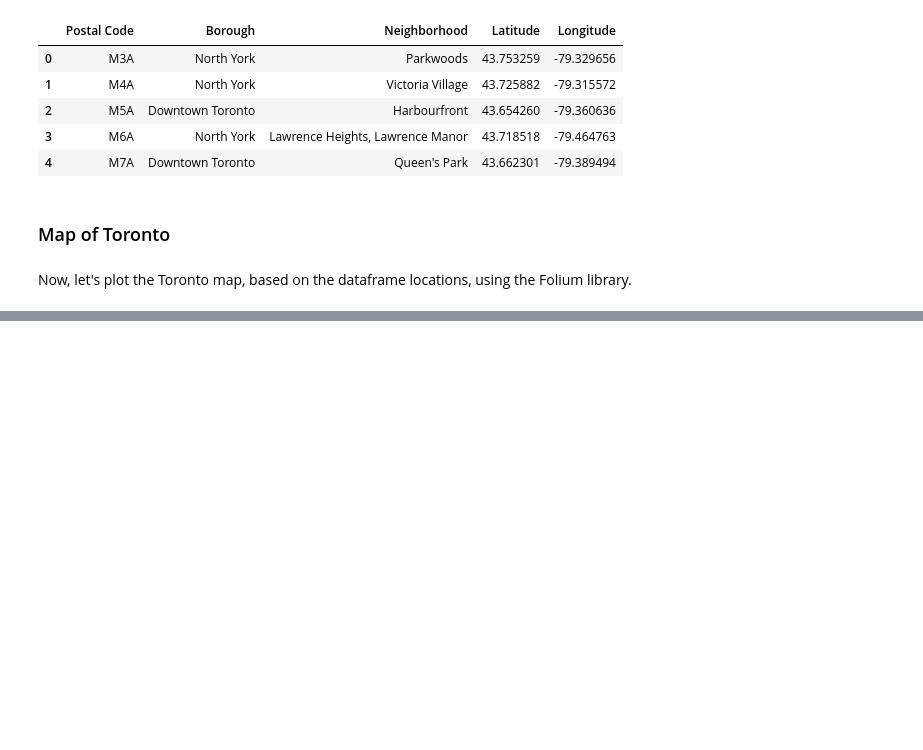
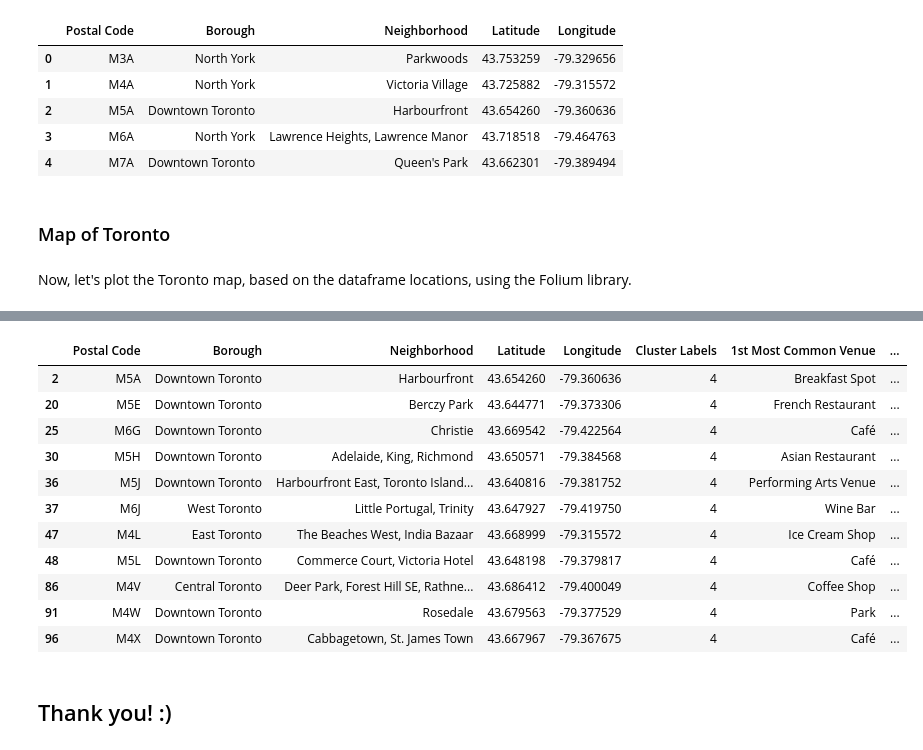
Before and after one commit to thiagobodruk/Coursera_Capstone, a Jupyter notebook: clustering_segmenting.ipynb, the cells around one changed output, grey strips where cells are left out. Drawn from its saved outputs; the diff is of its cells as text; code cells hidden in the pictures; blank space fills up the shorter version.

```diff
--- a/clustering_segmenting.ipynb
+++ b/clustering_segmenting.ipynb
@@ -167,0 +473,17 @@ NameError: name 'venues' is not defined
+# %%
+clusters[(clusters['Cluster Labels'] == 4)]
+# %% [output]
+|  | Postal Code | Borough | Neighborhood | Latitude | Longitude | Cluster Labels | 1st Most Common Venue | ... |
+| 2 | M5A | Downtown Toronto | Harbourfront | 43.654260 | -79.360636 | 4 | Breakfast Spot | ... |
+| 20 | M5E | Downtown Toronto | Berczy Park | 43.644771 | -79.373306 | 4 | French Restaurant | ... |
+| 25 | M6G | Downtown Toronto | Christie | 43.669542 | -79.422564 | 4 | Café | ... |
+| 30 | M5H | Downtown Toronto | Adelaide, King, Richmond | 43.650571 | -79.384568 | 4 | Asian Restaurant | ... |
+| 36 | M5J | Downtown Toronto | Harbourfront East, Toronto Island... | 43.640816 | -79.381752 | 4 | Performing Arts Venue | ... |
+| 37 | M6J | West Toronto | Little Portugal, Trinity | 43.647927 | -79.419750 | 4 | Wine Bar | ... |
+| 47 | M4L | East Toronto | The Beaches West, India Bazaar | 43.668999 | -79.315572 | 4 | Ice Cream Shop | ... |
+| 48 | M5L | Downtown Toronto | Commerce Court, Victoria Hotel | 43.648198 | -79.379817 | 4 | Café | ... |
+| 86 | M4V | Central Toronto | Deer Park, Forest Hill SE, Rathne... | 43.686412 | -79.400049 | 4 | Coffee Shop | ... |
+| 91 | M4W | Downtown Toronto | Rosedale | 43.679563 | -79.377529 | 4 | Park | ... |
+| 96 | M4X | Downtown Toronto | Cabbagetown, St. James Town | 43.667967 | -79.367675 | 4 | Café | ... |
+# %% [markdown]
+## Thank you! :)
```
Also changed, not shown: parts of 50 cells of this notebook.
